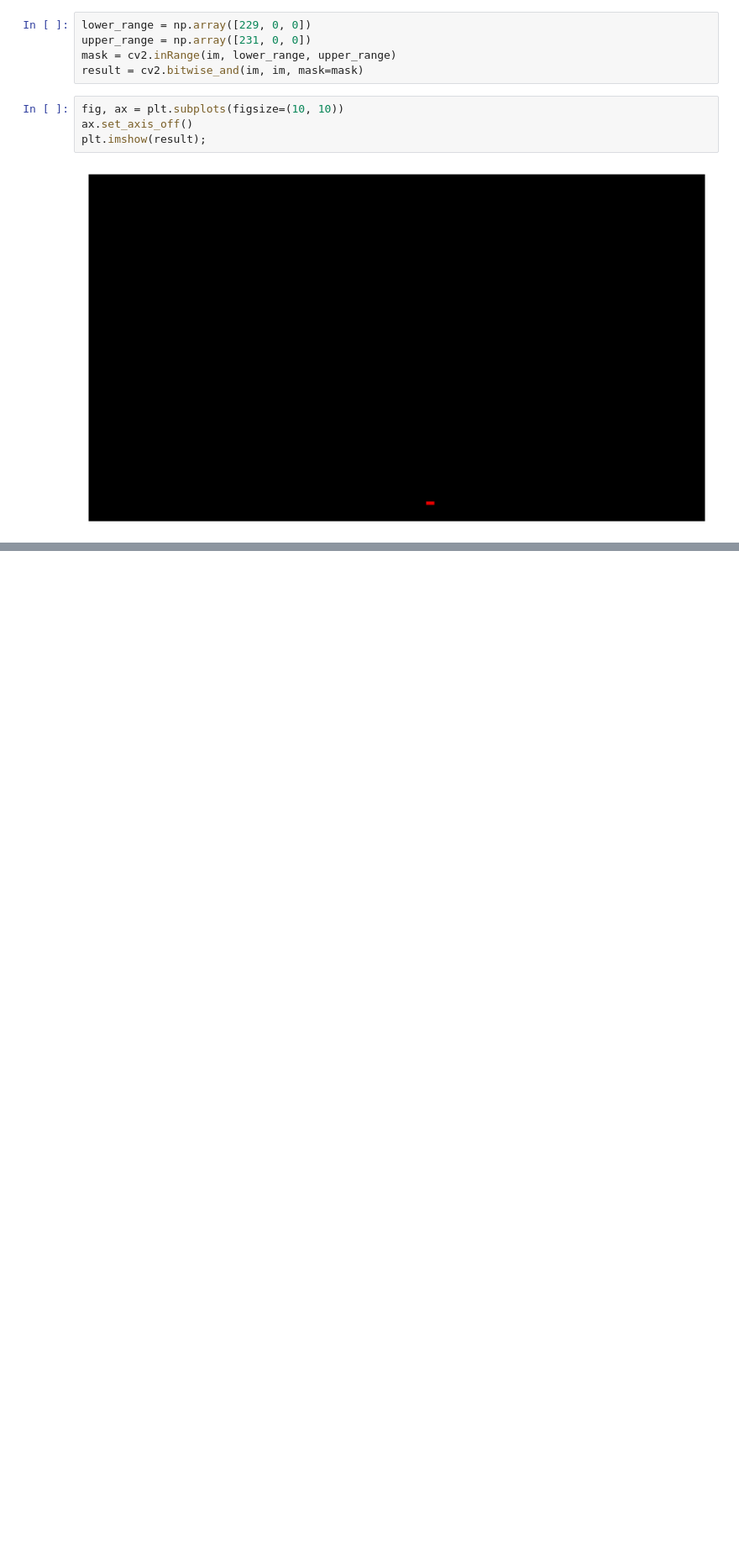
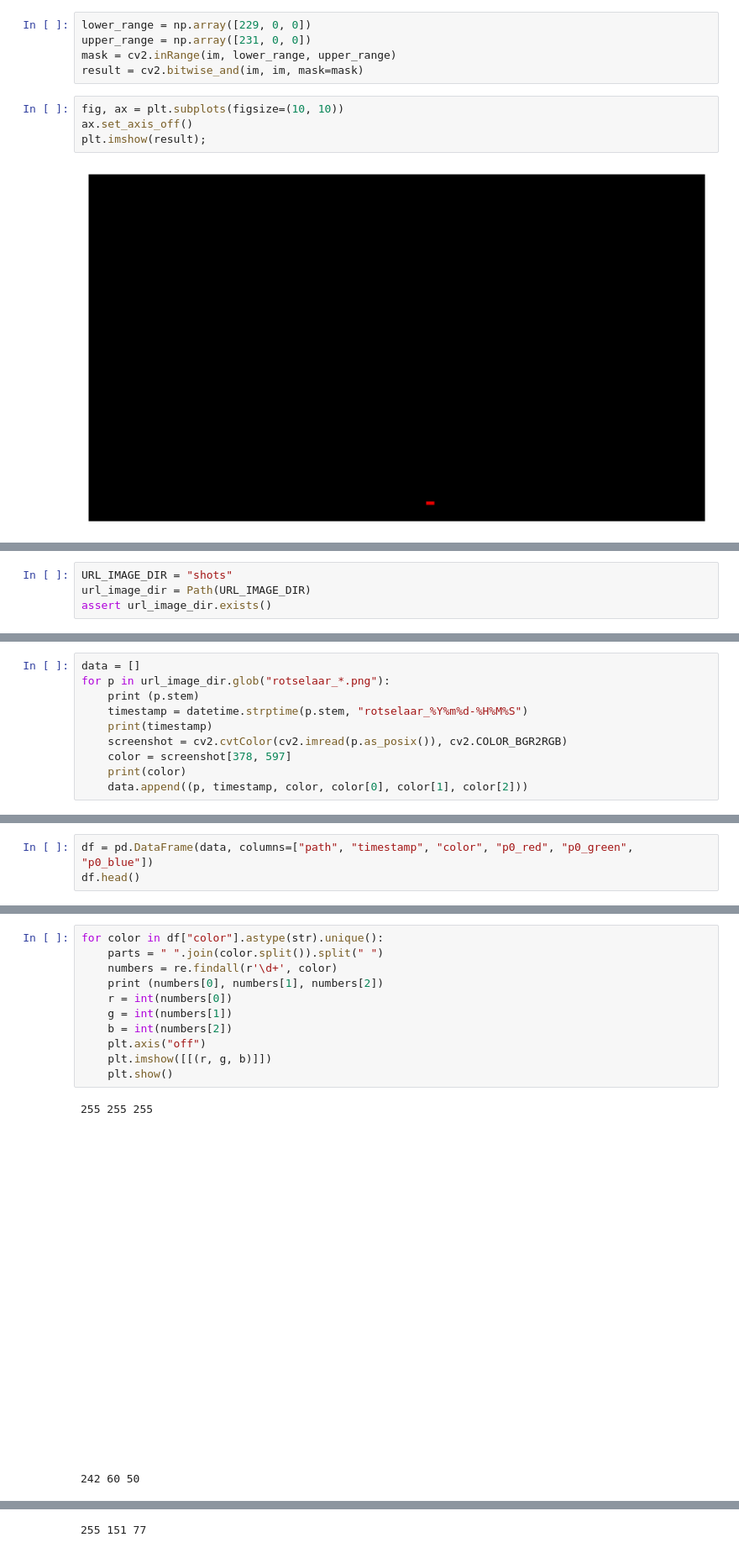
Before and after one commit to datarootsio/filedrukte_Craeybeckxlaan, a Jupyter notebook: calc_length.ipynb, the cells around one changed output, grey strips where cells are left out. Shown at 84% size. Cells and saved outputs as stored; diff of their text form; blank space fills up the shorter version.

Commit message:
linear order color of pixel

```diff
--- a/calc_length.ipynb
+++ b/calc_length.ipynb
@@ -118,0 +137,4 @@ plt.imshow(result);
+# %%
+URL_IMAGE_DIR = "shots"
+url_image_dir = Path(URL_IMAGE_DIR)
+assert url_image_dir.exists()
@@ -118,0 +145,10 @@ plt.imshow(result);
+# %%
+data = []
+for p in url_image_dir.glob("rotselaar_*.png"):
+    print (p.stem)
+    timestamp = datetime.strptime(p.stem, "rotselaar_%Y%m%d-%H%M%S")
+    print(timestamp)
+    screenshot = cv2.cvtColor(cv2.imread(p.as_posix()), cv2.COLOR_BGR2RGB)
+    color = screenshot[378, 597]
+    print(color)
+    data.append((p, timestamp, color, color[0], color[1], color[2]))
@@ -118,0 +177,3 @@ plt.imshow(result);
+# %%
+df = pd.DataFrame(data, columns=["path", "timestamp", "color", "p0_red", "p0_green", "p0_blue"])
+df.head()
@@ -118,0 +196,15 @@ plt.imshow(result);
+# %%
+for color in df["color"].astype(str).unique():
+    parts = " ".join(color.split()).split(" ")
+    numbers = re.findall(r'\d+', color)
+    print (numbers[0], numbers[1], numbers[2])
+    r = int(numbers[0])
+    g = int(numbers[1])
+    b = int(numbers[2])
+    plt.axis("off")
+    plt.imshow([[(r, g, b)]])
+    plt.show()
+# %% [output]
+255 255 255
+[figure, added]
+242 60 50
@@ -118,0 +212 @@ plt.imshow(result);
+255 151 77
```
Also changed, not shown: parts of 30 cells of this notebook.
